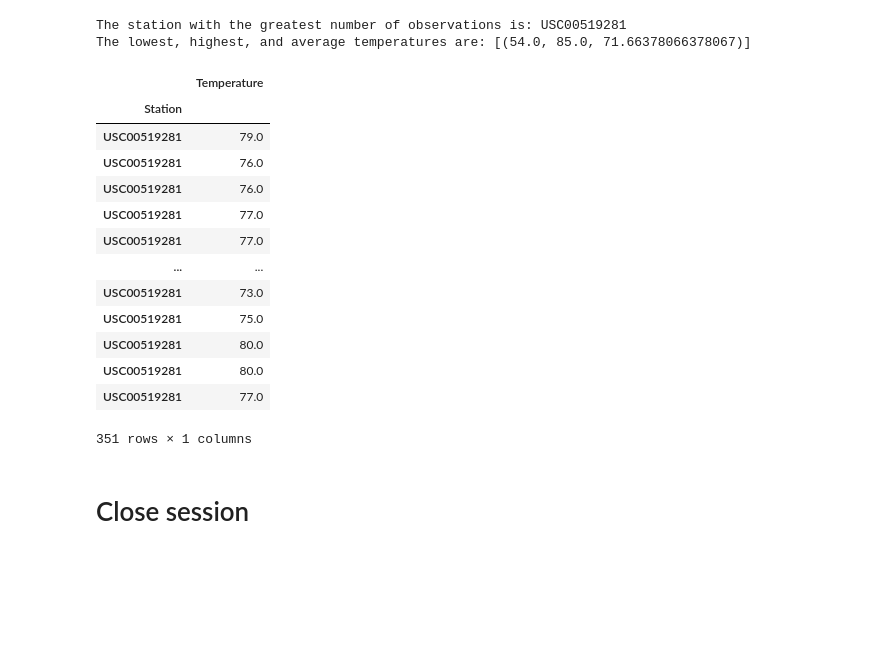
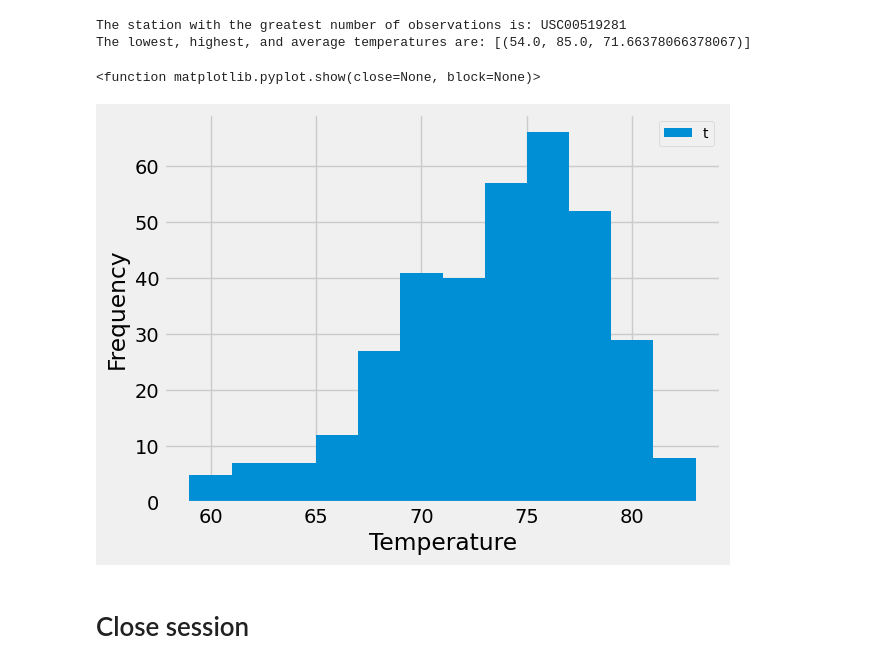
Before and after one commit to AbigailJanvier/sqlalchemy-challenge, a Jupyter notebook: Climate/climate.ipynb, the cells around one changed output. Cells and saved outputs as stored; diff of their text form; code cells hidden in the pictures; blank space fills up the shorter version.

```diff
--- a/Climate/climate.ipynb
+++ b/Climate/climate.ipynb
@@ -127,30 +127,24 @@ The lowest, highest, and average temperatures are: [(54.0, 85.0, 71.663780663780
 # %%
 # Using the most active station id
 # Query the last 12 months of temperature observation data for this station and plot the results as a histogram
 
 ma_data = session.query(Measurement.station, Measurement.tobs).\
     filter(Measurement.date > year_ago, Measurement.station == most_active[0] ).\
     order_by(Measurement.date.desc()).all()
 
 # Create a pd.DataFrame
 ma_data_df = pd.DataFrame(ma_data, columns=['Station', 'Temperature'])
 ma_data_df.set_index('Station', inplace=True)
-ma_data_df
+
+# PLot a histogram
+plt.hist(ma_data_df['Temperature'], bins=12)
+plt.legend("tobs",bbox_to_anchor=(1,1), fontsize=10)
+plt.xlabel("Temperature")
+plt.ylabel("Frequency")
+plt.show
 # %% [output]
-|  | Temperature |
-| Station |  |
-| USC00519281 | 79.0 |
-| USC00519281 | 76.0 |
-| USC00519281 | 76.0 |
-| USC00519281 | 77.0 |
-| USC00519281 | 77.0 |
-| ... | ... |
-| USC00519281 | 73.0 |
-| USC00519281 | 75.0 |
-| USC00519281 | 80.0 |
-| USC00519281 | 80.0 |
-| USC00519281 | 77.0 |
-351 rows × 1 columns
+<function matplotlib.pyplot.show(close=None, block=None)>
+[figure, added]
 # %% [markdown]
 # Close session
 # %%
```
